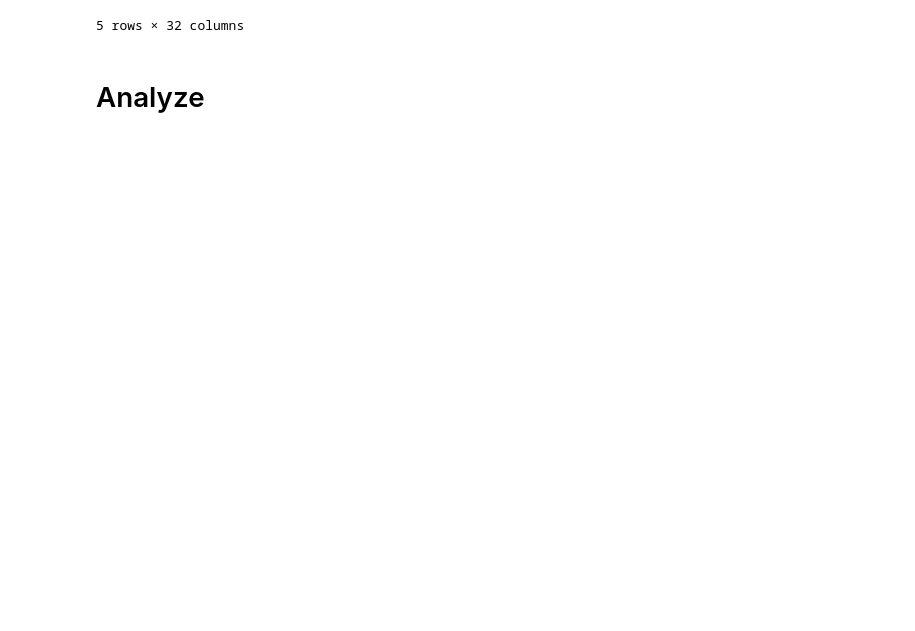
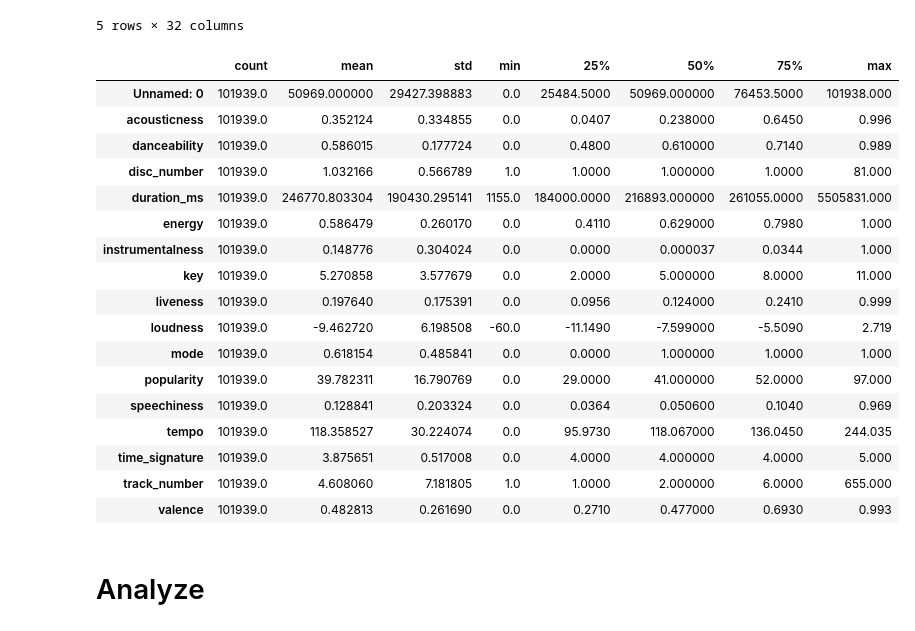
Before and after one commit to sahinalp/Music-Recommendation-System, a Jupyter notebook: MusicRecommendationSystem_training.ipynb, the cells around one changed output. Saved outputs shown, nothing was run; the diff lists cells and outputs as text; code cells hidden in the pictures; blank space fills up the shorter version.

```diff
--- a/MusicRecommendationSystem_training.ipynb
+++ b/MusicRecommendationSystem_training.ipynb
@@ -51,4 +56,25 @@ tracks_dataset.head()
 | 3 | 3 | 0.763 | 6FeJF5r8roonnKraJxr4oB | https://api.spotify.com/v1/audio-... | ['2KQsUB9DRBcJk17JWX1eXD'] | ['AD', 'AE', 'AR', 'AT', 'AU', 'B... | BE | ... |
 | 4 | 4 | 0.770 | 4tKijjmxGClg4JOLAyo2qE | https://api.spotify.com/v1/audio-... | ['3hYaK5FF3YAglCj5HZgBnP'] | ['GB'] | BE | ... |
 5 rows × 32 columns
+# %%
+tracks_dataset.describe().transpose()
+# %% [output]
+|  | count | mean | std | min | 25% | 50% | 75% | max |
+| Unnamed: 0 | 101939.0 | 50969.000000 | 29427.398883 | 0.0 | 25484.5000 | 50969.000000 | 76453.5000 | 101938.000 |
+| acousticness | 101939.0 | 0.352124 | 0.334855 | 0.0 | 0.0407 | 0.238000 | 0.6450 | 0.996 |
+| danceability | 101939.0 | 0.586015 | 0.177724 | 0.0 | 0.4800 | 0.610000 | 0.7140 | 0.989 |
+| disc_number | 101939.0 | 1.032166 | 0.566789 | 1.0 | 1.0000 | 1.000000 | 1.0000 | 81.000 |
+| duration_ms | 101939.0 | 246770.803304 | 190430.295141 | 1155.0 | 184000.0000 | 216893.000000 | 261055.0000 | 5505831.000 |
+| energy | 101939.0 | 0.586479 | 0.260170 | 0.0 | 0.4110 | 0.629000 | 0.7980 | 1.000 |
+| instrumentalness | 101939.0 | 0.148776 | 0.304024 | 0.0 | 0.0000 | 0.000037 | 0.0344 | 1.000 |
+| key | 101939.0 | 5.270858 | 3.577679 | 0.0 | 2.0000 | 5.000000 | 8.0000 | 11.000 |
+| liveness | 101939.0 | 0.197640 | 0.175391 | 0.0 | 0.0956 | 0.124000 | 0.2410 | 0.999 |
+| loudness | 101939.0 | -9.462720 | 6.198508 | -60.0 | -11.1490 | -7.599000 | -5.5090 | 2.719 |
+| mode | 101939.0 | 0.618154 | 0.485841 | 0.0 | 0.0000 | 1.000000 | 1.0000 | 1.000 |
+| popularity | 101939.0 | 39.782311 | 16.790769 | 0.0 | 29.0000 | 41.000000 | 52.0000 | 97.000 |
+| speechiness | 101939.0 | 0.128841 | 0.203324 | 0.0 | 0.0364 | 0.050600 | 0.1040 | 0.969 |
+| tempo | 101939.0 | 118.358527 | 30.224074 | 0.0 | 95.9730 | 118.067000 | 136.0450 | 244.035 |
+| time_signature | 101939.0 | 3.875651 | 0.517008 | 0.0 | 4.0000 | 4.000000 | 4.0000 | 5.000 |
+| track_number | 101939.0 | 4.608060 | 7.181805 | 1.0 | 1.0000 | 2.000000 | 6.0000 | 655.000 |
+| valence | 101939.0 | 0.482813 | 0.261690 | 0.0 | 0.2710 | 0.477000 | 0.6930 | 0.993 |
 # %%
```
Also changed, not shown: parts of 28 cells of this notebook.
